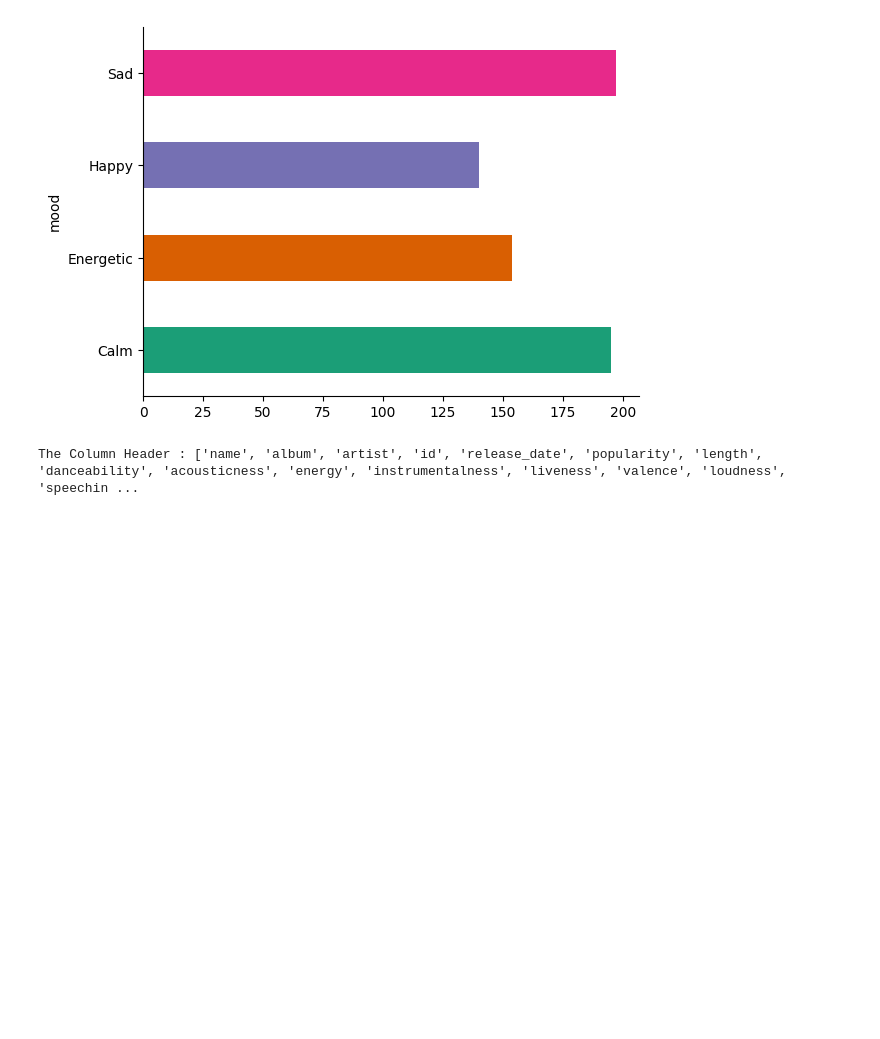
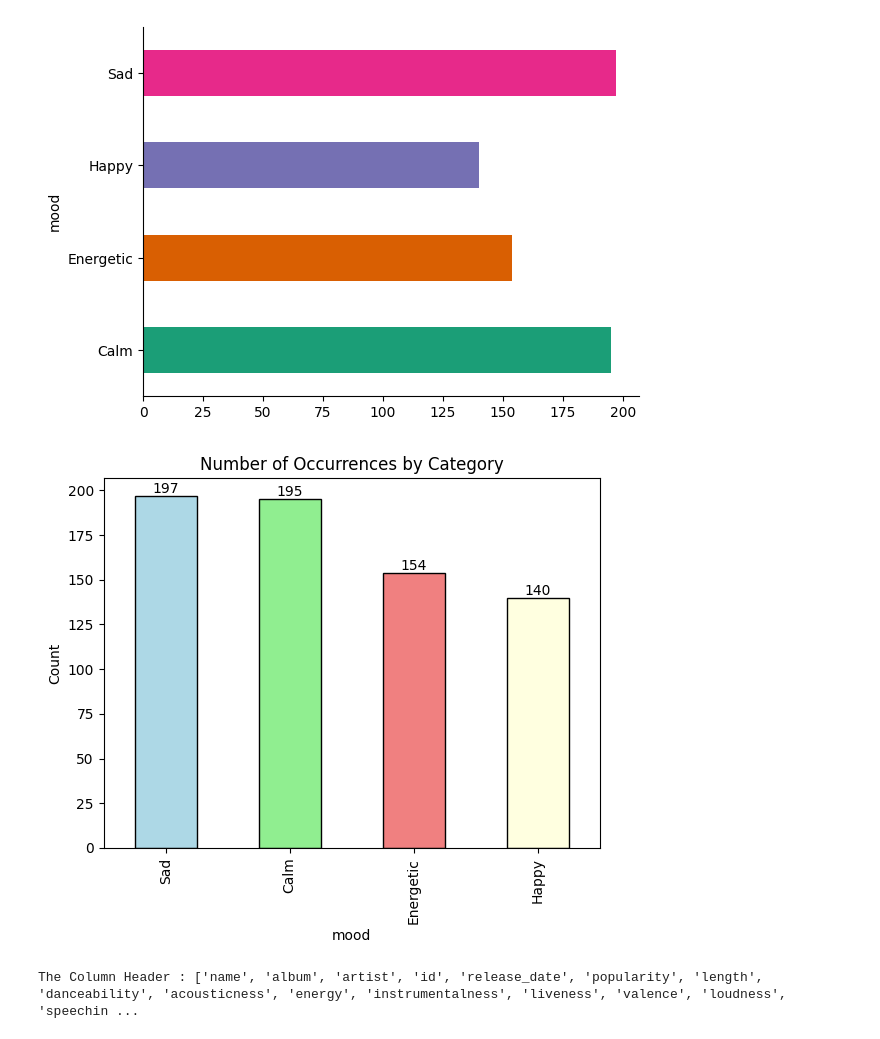
Before and after one commit to HalaShawky/Music-Mood-Prediction, a Jupyter notebook: Music-Mood-Code.ipynb, the cells around one changed output. Drawn from its saved outputs; the diff is of its cells as text; code cells hidden in the pictures; blank space fills up the shorter version.

```diff
--- a/Music-Mood-Code.ipynb
+++ b/Music-Mood-Code.ipynb
@@ -41,5 +54,5 @@ popularity:
 # %%
-url = 'https://raw.githubusercontent.com/HalaShawky/Music-Analysis/main/data_moods.csv?token=GHSAT0AAAAAACKVGEP5AUJCHGEUBXOTZD6CZLUZ46A'
+url = 'https://raw.githubusercontent.com/HalaShawky/Music-Analysis/main/data_moods.csv?token=GHSAT0AAAAAACKVGEP46M5LYVYZBKMZE2AGZLV4ASQ'
 df = pd.read_csv(url)
 df
 # %% [output]
@@ -63,6 +76,21 @@ df.groupby('mood').size().plot(kind='barh', color=sns.palettes.mpl_palette('Dark
 plt.gca().spines[['top', 'right',]].set_visible(False)
 # %% [output]
 [figure]
+# %%
+category_counts = df['mood'].value_counts()
+colors = ['lightblue', 'lightgreen','lightcoral', 'lightyellow']
+ax = category_counts.plot(kind='bar', color=colors, edgecolor='black')
+
+# Add counts on top of each bar
+for i, v in enumerate(category_counts):
+    ax.text(i, v + 0.1, str(v), ha='center', va='bottom')
+
+plt.title('Number of Occurrences by Category')
+plt.xlabel('mood')
+plt.ylabel('Count')
+plt.show()
+# %% [output]
+[figure, added]
 # %%
 column_headers = df.columns.values.tolist()
 print("The Column Header :", column_headers)
```
Also changed, not shown: parts of 6 cells of this notebook.
